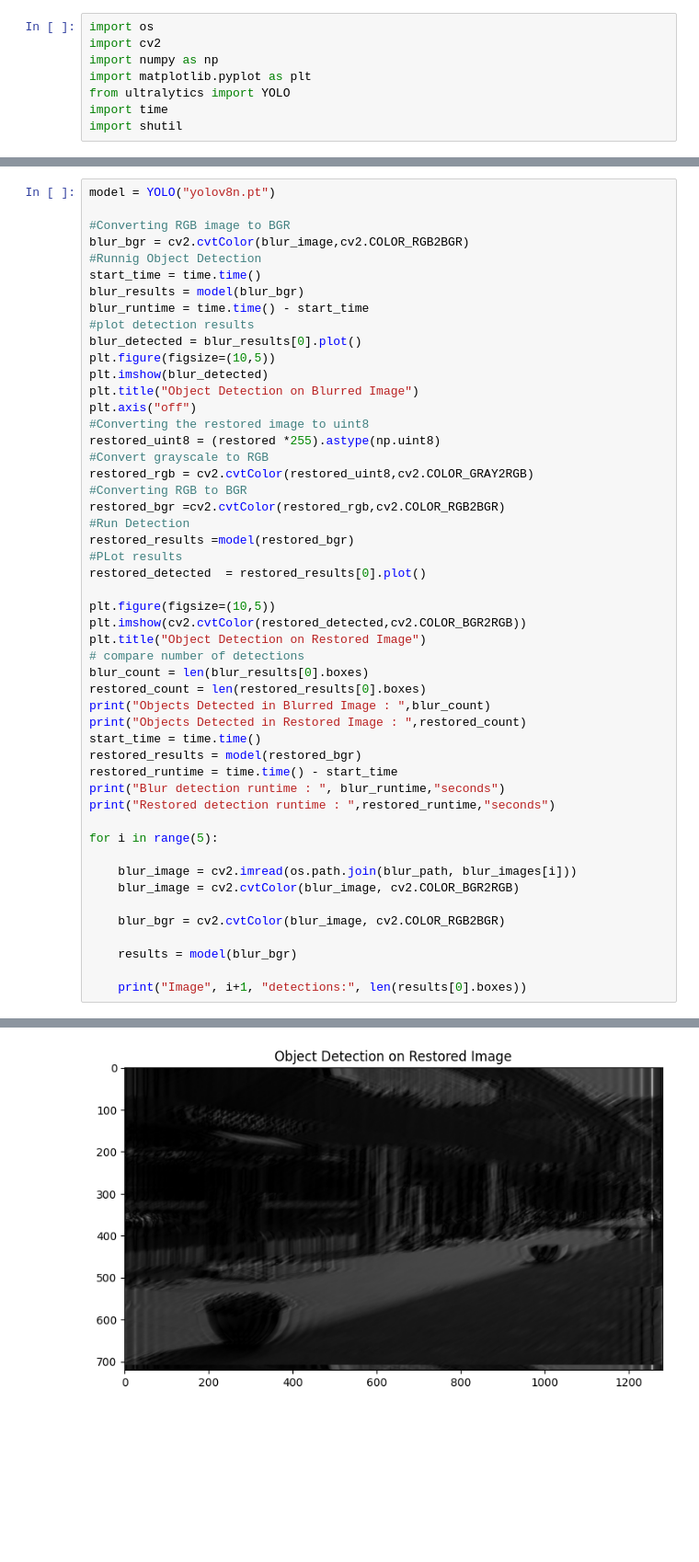
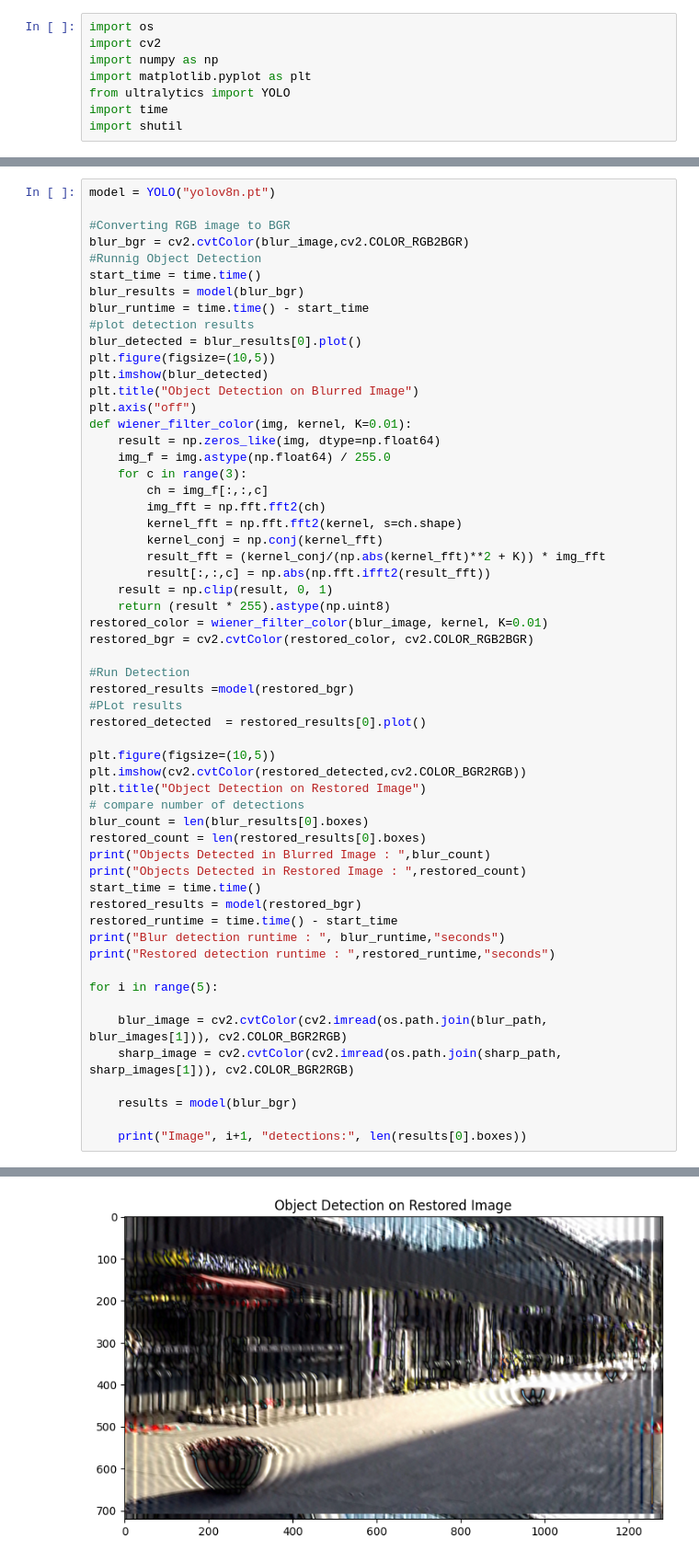
Before and after one commit to a1930549/Assignment1-Computer_vision-, a Jupyter notebook: assignment1_a1930549_Niyaz.ipynb, the cells around one changed output, grey strips where cells are left out. Shown at 92% size. Saved outputs shown, nothing was run; the diff lists cells and outputs as text; blank space fills up the shorter version.

```diff
--- a/assignment1_a1930549_Niyaz.ipynb
+++ b/assignment1_a1930549_Niyaz.ipynb
@@ -137,12 +157,21 @@ plt.figure(figsize=(10,5))
 plt.imshow(blur_detected)
 plt.title("Object Detection on Blurred Image")
 plt.axis("off")
-#Converting the restored image to uint8
-restored_uint8 = (restored *255).astype(np.uint8)
-#Convert grayscale to RGB
-restored_rgb = cv2.cvtColor(restored_uint8,cv2.COLOR_GRAY2RGB)
-#Converting RGB to BGR
-restored_bgr =cv2.cvtColor(restored_rgb,cv2.COLOR_RGB2BGR)
+def wiener_filter_color(img, kernel, K=0.01):
+    result = np.zeros_like(img, dtype=np.float64)
+    img_f = img.astype(np.float64) / 255.0
+    for c in range(3):
+        ch = img_f[:,:,c]
+        img_fft = np.fft.fft2(ch)
+        kernel_fft = np.fft.fft2(kernel, s=ch.shape)
+        kernel_conj = np.conj(kernel_fft)
+        result_fft = (kernel_conj/(np.abs(kernel_fft)**2 + K)) * img_fft
+        result[:,:,c] = np.abs(np.fft.ifft2(result_fft))
+    result = np.clip(result, 0, 1)
+    return (result * 255).astype(np.uint8)
+restored_color = wiener_filter_color(blur_image, kernel, K=0.01)
+restored_bgr = cv2.cvtColor(restored_color, cv2.COLOR_RGB2BGR)
+
 #Run Detection
 restored_results =model(restored_bgr)
 #PLot results
@@ -164,10 +193,8 @@ print("Restored detection runtime : ",restored_runtime,"seconds")
 
 for i in range(5):
 
-    blur_image = cv2.imread(os.path.join(blur_path, blur_images[i]))
-    blur_image = cv2.cvtColor(blur_image, cv2.COLOR_BGR2RGB)
-
-    blur_bgr = cv2.cvtColor(blur_image, cv2.COLOR_RGB2BGR)
+    blur_image = cv2.cvtColor(cv2.imread(os.path.join(blur_path, blur_images[1])), cv2.COLOR_BGR2RGB)
+    sharp_image = cv2.cvtColor(cv2.imread(os.path.join(sharp_path, sharp_images[1])), cv2.COLOR_BGR2RGB)
 
     results = model(blur_bgr)
 
@@ -194 +221 @@ Image 5 detections: 2
-[figure, old version]
+[figure, new version]
```
Also changed, not shown: parts of 12 cells of this notebook.
